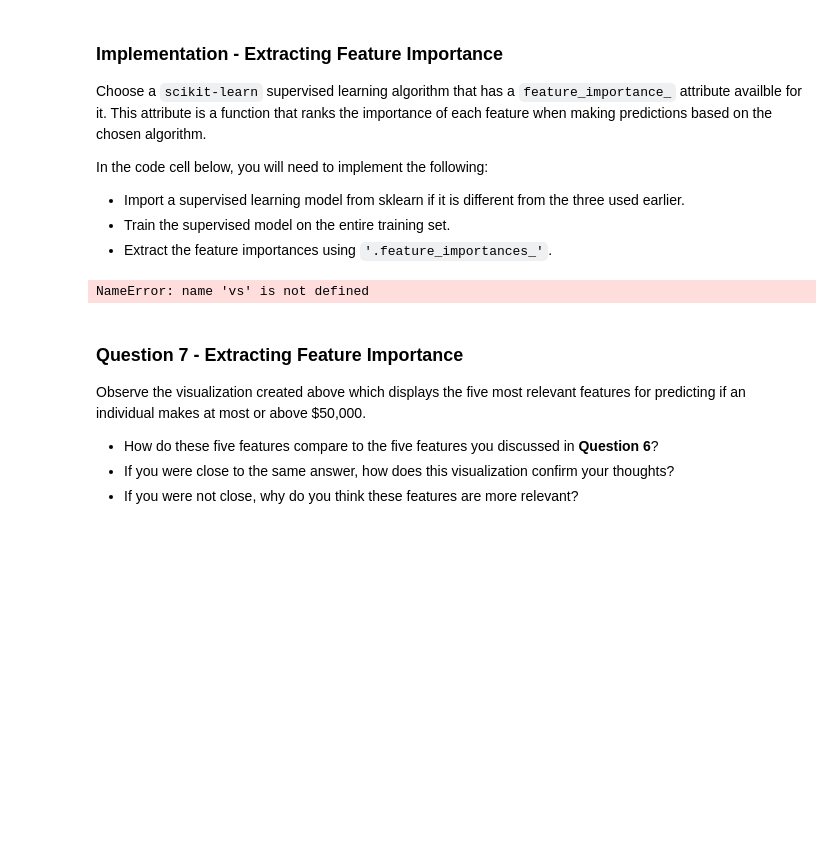
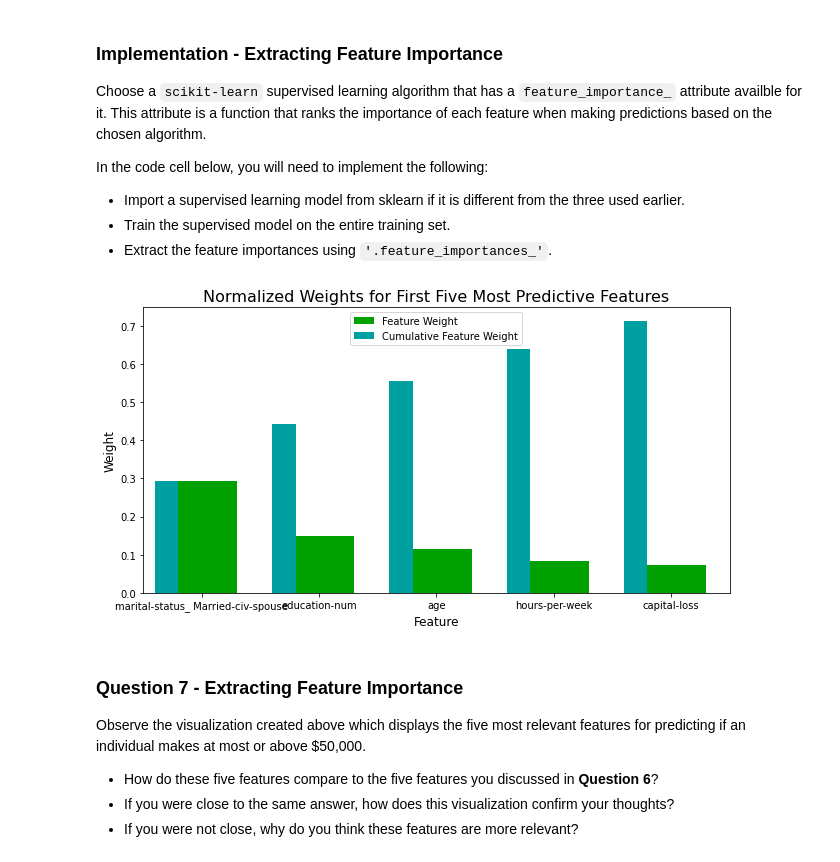
Before and after one commit to sifatMorshed/python_ML, a Jupyter notebook: finding_donors.ipynb, the cells around one changed output. Cells and saved outputs as stored; diff of their text form; code cells hidden in the pictures; blank space fills up the shorter version.

```diff
--- a/finding_donors.ipynb
+++ b/finding_donors.ipynb
@@ -432,22 +527,27 @@ Fine tune the chosen model. Use grid search (`GridSearchCV`) with at least one i
 **Note:** Depending on the algorithm chosen and the parameter list, the following implementation may take some time to run!
 # %%
 # TODO: Import 'GridSearchCV', 'make_scorer', and any other necessary libraries
+from sklearn.model_selection import GridSearchCV
+from sklearn.metrics import make_scorer
+from sklearn.metrics import fbeta_score
+from sklearn.tree import DecisionTreeClassifier
+from sklearn.ensemble import AdaBoostClassifier
 
 # TODO: Initialize the classifier
-clf = None
+clf = AdaBoostClassifier(DecisionTreeClassifier(max_depth=5),random_state=42)
 
 # TODO: Create the parameters list you wish to tune, using a dictionary if needed.
 # HINT: parameters = {'parameter_1': [value1, value2], 'parameter_2': [value1, value2]}
-parameters = None
+parameters = {'n_estimators':[5,10,15,20,25],'learning_rate':[1,0.1,0.01,0.001]}
 
 # TODO: Make an fbeta_score scoring object using make_scorer()
-scorer = None
+scorer = make_scorer(fbeta_score, beta=0.5)
 
 # TODO: Perform grid search on the classifier using 'scorer' as the scoring method using GridSearchCV()
-grid_obj = None
+grid_obj = GridSearchCV(clf, parameters, scorer)
 
 # TODO: Fit the grid search object to the training data and find the optimal parameters using fit()
-grid_fit = None
+grid_fit = grid_obj.fit(X_train, y_train)
 
 # Get the estimator
 best_clf = grid_fit.best_estimator_
@@ -504,18 +627,18 @@ In the code cell below, you will need to implement the following:
  - Extract the feature importances using `'.feature_importances_'`.
 # %%
 # TODO: Import a supervised learning model that has 'feature_importances_'
-
+#from sklearn.ensemble import RandomForestClassifier
 
 # TODO: Train the supervised model on the training set using .fit(X_train, y_train)
-model = None
+model = best_clf
 
 # TODO: Extract the feature importances using .feature_importances_
-importances = None
+importances = model.feature_importances_
 
 # Plot
 vs.feature_plot(importances, X_train, y_train)
 # %% [output]
-NameError: name 'vs' is not defined
+[figure, added]
 # %% [markdown]
 ### Question 7 - Extracting Feature Importance
 
```
Also changed, not shown: parts of 19 cells of this notebook, 1 other file.
